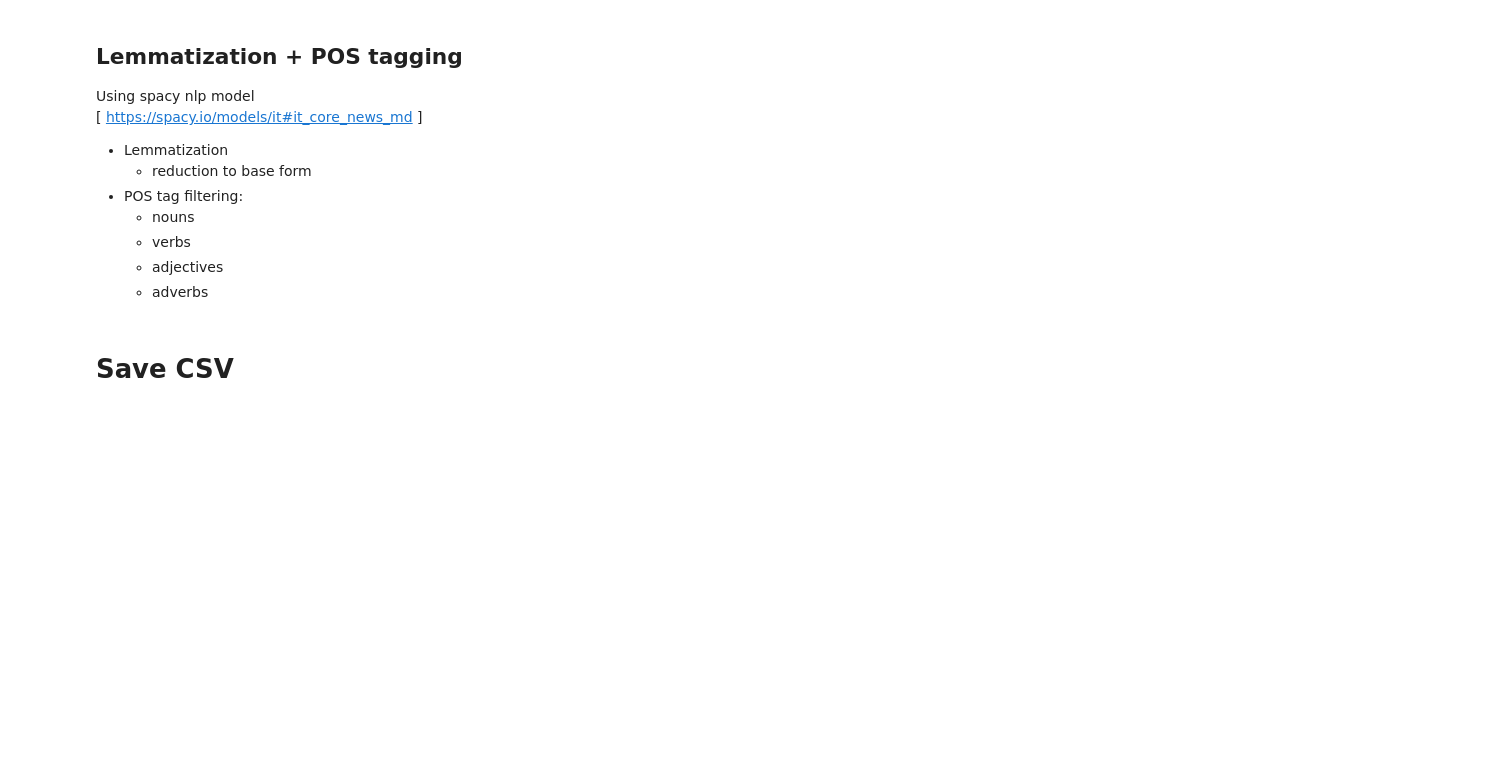
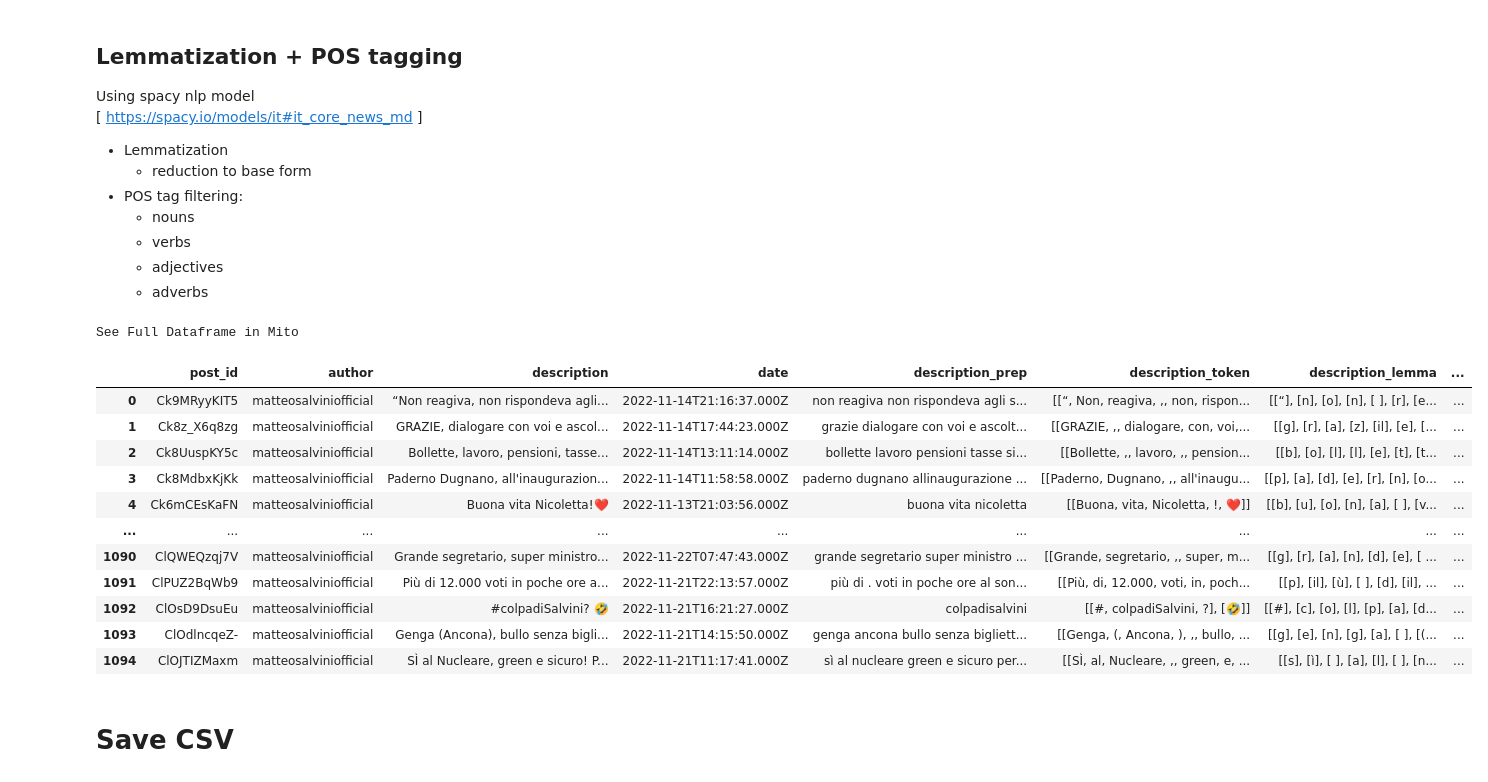
Before and after one commit to PMG-t/IGScraper, a Jupyter notebook: preprocess.ipynb, the cells around one changed output. Drawn from its saved outputs; the diff is of its cells as text; code cells hidden in the pictures; blank space fills up the shorter version.

```diff
--- a/preprocess.ipynb
+++ b/preprocess.ipynb
@@ -98,8 +117,8 @@ See Full Dataframe in Mito
 tokenize_text2senteces = lambda text: [sentence[:-1] if sentence.endswith('.') else sentence for sentence in sent_tokenize(text)]
 tokenize_senteces2words = lambda sentences: [word_tokenize(sentence) if type(sentence) is str and len(sentence)>0 else None for sentence in sentences]
 
-def tokenize_df(df, column_name='comment_prep'):
-    df['comment_token'] = df[column_name].apply(lambda c: lambda_pipe(c, [tokenize_text2senteces, lambda x: list(x), tokenize_senteces2words]))
+def tokenize_df(df, column_name=f'{column}_prep'):
+    df[f'{column}_token'] = df[column_name].apply(lambda c: lambda_pipe(c, [tokenize_text2senteces, lambda x: list(x), tokenize_senteces2words]))
     return df
 # %%
 df = tokenize_df(df)
@@ -125,13 +160,29 @@ sentence2doc = lambda sentence: spacy_nlp(' '.join(sentence) if type(sentence) i
 lemmatize_doc = lambda doc: [t.lemma_ if t != None else None for t in doc] if doc!=None else None
 postag_doc = lambda doc: [t.tag_ if t != None else None for t in doc] if doc!=None else None
 
-def lemma_tagger_df(df, column_name='comment_token'):
+def lemma_tagger_df(df, column_name=f'{column}_token'):
     docs = df[column_name].apply(lambda c: [sentence2doc(sentence) for sentence in c])
-    df['comment_lemma'] = docs.apply(lambda docs: [lemmatize_doc(sentence) for sentence in docs])
-    df['comment_postag'] = docs.apply(lambda docs: [postag_doc(sentence) for sentence in docs])
+    df[f'{column}_lemma'] = docs.apply(lambda docs: [lemmatize_doc(sentence) for sentence in docs])
+    df[f'{column}_postag'] = docs.apply(lambda docs: [postag_doc(sentence) for sentence in docs])
     return df
 # %%
 df = lemma_tagger_df(df)
+# %%
+df
+# %% [output]
+See Full Dataframe in Mito
+|  | post_id | author | description | date | description_prep | description_token | description_lemma | ... |
+| 0 | Ck9MRyyKIT5 | matteosalviniofficial | “Non reagiva, non rispondeva agli... | 2022-11-14T21:16:37.000Z | non reagiva non rispondeva agli s... | [[“, Non, reagiva, ,, non, rispon... | [[“], [n], [o], [n], [ ], [r], [e... | ... |
+| 1 | Ck8z_X6q8zg | matteosalviniofficial | GRAZIE, dialogare con voi e ascol... | 2022-11-14T17:44:23.000Z | grazie dialogare con voi e ascolt... | [[GRAZIE, ,, dialogare, con, voi,... | [[g], [r], [a], [z], [il], [e], [... | ... |
+| 2 | Ck8UuspKY5c | matteosalviniofficial | Bollette, lavoro, pensioni, tasse... | 2022-11-14T13:11:14.000Z | bollette lavoro pensioni tasse si... | [[Bollette, ,, lavoro, ,, pension... | [[b], [o], [l], [l], [e], [t], [t... | ... |
+| 3 | Ck8MdbxKjKk | matteosalviniofficial | Paderno Dugnano, all'inaugurazion... | 2022-11-14T11:58:58.000Z | paderno dugnano allinaugurazione ... | [[Paderno, Dugnano, ,, all'inaugu... | [[p], [a], [d], [e], [r], [n], [o... | ... |
+| 4 | Ck6mCEsKaFN | matteosalviniofficial | Buona vita Nicoletta!❤️ | 2022-11-13T21:03:56.000Z | buona vita nicoletta | [[Buona, vita, Nicoletta, !, ❤️]] | [[b], [u], [o], [n], [a], [ ], [v... | ... |
+| ... | ... | ... | ... | ... | ... | ... | ... | ... |
+| 1090 | ClQWEQzqj7V | matteosalviniofficial | Grande segretario, super ministro... | 2022-11-22T07:47:43.000Z | grande segretario super ministro ... | [[Grande, segretario, ,, super, m... | [[g], [r], [a], [n], [d], [e], [ ... | ... |
+| 1091 | ClPUZ2BqWb9 | matteosalviniofficial | Più di 12.000 voti in poche ore a... | 2022-11-21T22:13:57.000Z | più di . voti in poche ore al son... | [[Più, di, 12.000, voti, in, poch... | [[p], [il], [ù], [ ], [d], [il], ... | ... |
+| 1092 | ClOsD9DsuEu | matteosalviniofficial | #colpadiSalvini? 🤣 | 2022-11-21T16:21:27.000Z | colpadisalvini | [[#, colpadiSalvini, ?], [🤣]] | [[#], [c], [o], [l], [p], [a], [d... | ... |
+| 1093 | ClOdlncqeZ- | matteosalviniofficial | Genga (Ancona), bullo senza bigli... | 2022-11-21T14:15:50.000Z | genga ancona bullo senza bigliett... | [[Genga, (, Ancona, ), ,, bullo, ... | [[g], [e], [n], [g], [a], [ ], [(... | ... |
+| 1094 | ClOJTIZMaxm | matteosalviniofficial | SÌ al Nucleare, green e sicuro! P... | 2022-11-21T11:17:41.000Z | sì al nucleare green e sicuro per... | [[SÌ, al, Nucleare, ,, green, e, ... | [[s], [ì], [ ], [a], [l], [ ], [n... | ... |
 # %% [markdown]
 # Save CSV
 # %% [markdown]
```
Also changed, not shown: parts of 11 cells of this notebook, 3 other files.
